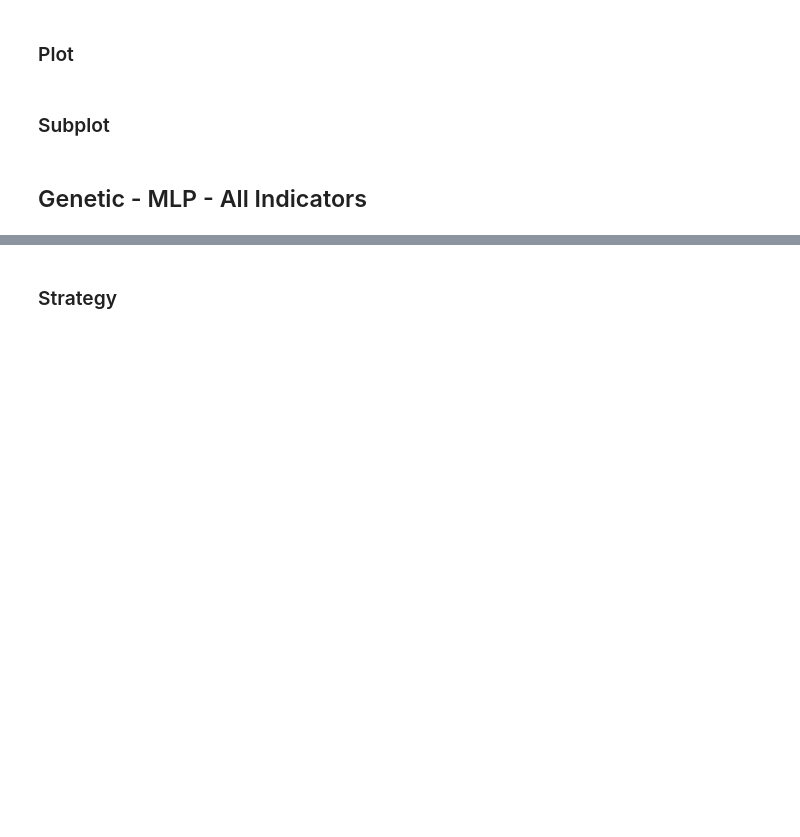
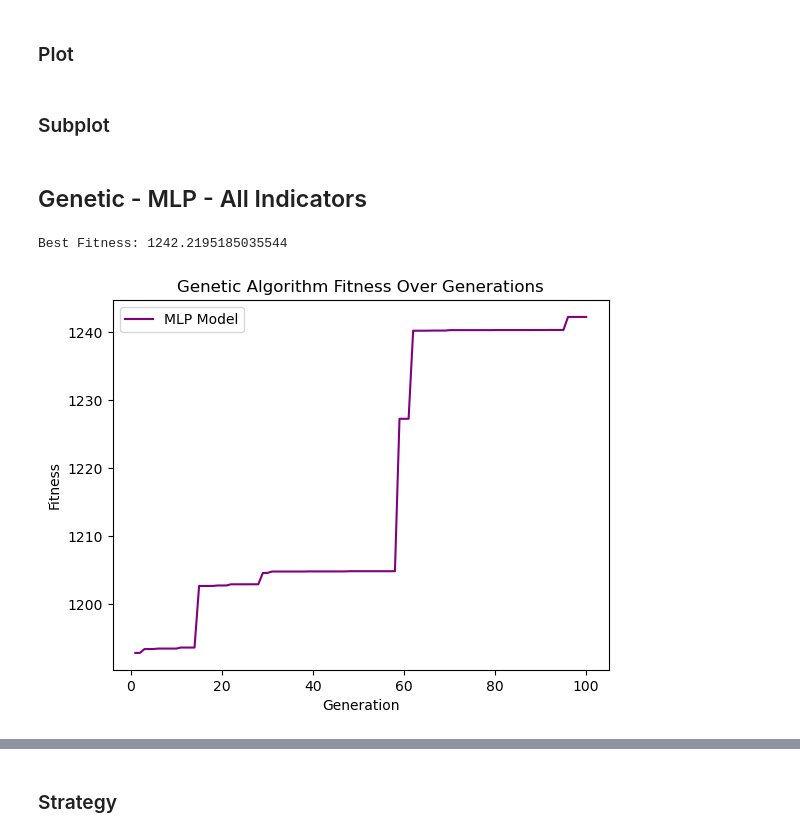
Before and after one commit to afsharino/Undergraduate-Capstone-Project, a Jupyter notebook: src/main.ipynb, the cells around one changed output, grey strips where cells are left out. Drawn from its saved outputs; the diff is of its cells as text; code cells hidden in the pictures; blank space fills up the shorter version.

```diff
--- a/src/main.ipynb
+++ b/src/main.ipynb
@@ -1094,4 +1099,40 @@ downtrend_data = (downtrend_prices, downtrend_indicator_values, downtrend_profit
 subplot("Fearandgreed", uptrend_data, sideway_data, downtrend_data)
 # %% [markdown]
 ## Genetic - MLP - All Indicators
+# %%
+from optimizers import NeuralNetwork
+
+# Neural network architecture
+input_layer_size = 170
+hidden_layer_size = 64
+output_layer_size = 1
+nn = NeuralNetwork(input_layer_size, hidden_layer_size, output_layer_size)
+
+# Create initial population
+num_individuals = 10
+num_genes = nn.get_weights().size
+initial_population = np.random.rand(num_individuals, num_genes)
+
+# Genetic algorithm parameters
+num_generations = 100
+mutation_rate = 0.01
+mlp_data = all_indicators.drop(["bias"], axis=1)
+prices = combined_dataframe.price.values
+
+# Run genetic algorithm
+fitness_values, best_fitness_all_indicators_mlp, best_coefficients_all_indicators_mlp = mlp_genetic_algorithm(
+    data_param=mlp_data[:start_idx].copy(),
+    prices_param=prices[:start_idx].copy(),
+    num_individuals=num_individuals,
+    num_genes=num_genes,
+    num_generations=num_generations,
+    mutation_rate=mutation_rate,
+    initial_population=initial_population,
+    model=nn
+)
+print("Best Fitness:", best_fitness_all_indicators_mlp)
+plot_fitness(fitness_values, num_generations, "MLP Model")
+# %% [output]
+Best Fitness: 1242.2195185035544
+[figure, added]
 # %%
```
Also changed, not shown: parts of 6 cells of this notebook, 1 other file.
